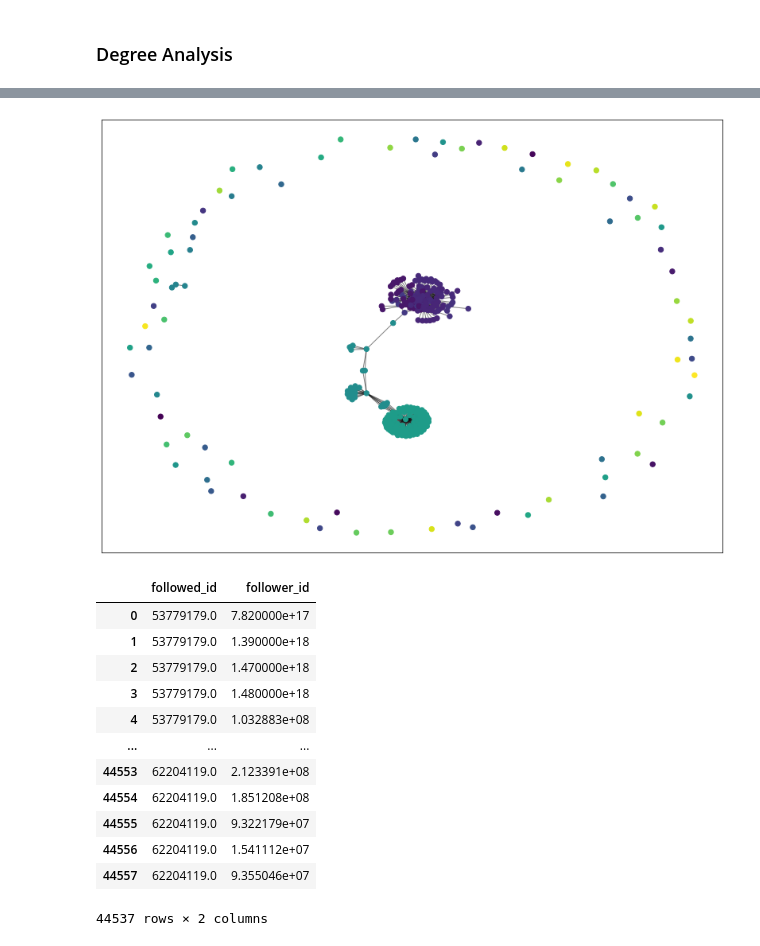
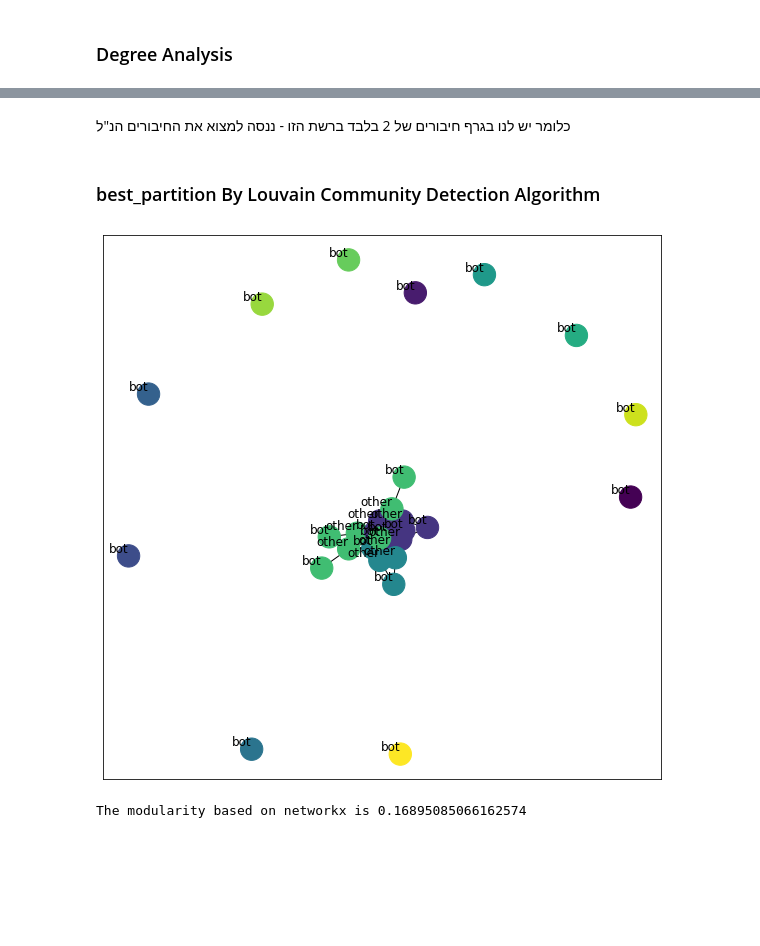
Before and after one commit to orlysk/TwitterBotsProject, a Jupyter notebook: networkX_graphs_twitter.ipynb, the cells around one changed output, grey strips where cells are left out. Saved outputs shown, nothing was run; the diff lists cells and outputs as text; code cells hidden in the pictures; blank space fills up the shorter version.

Commit message:
finish networkX graph analysis

```diff
--- a/networkX_graphs_twitter.ipynb
+++ b/networkX_graphs_twitter.ipynb
@@ -447,10 +473,0 @@ it's take a lot of time to run only one graph , so we will decrise it only from
-# %%
-from matplotlib.pylab import rcParams
-# https://stackoverflow.com/questions/60919360/make-networkx-plot-look-nice
-rcParams['figure.figsize'] = 14, 10
-pos = nx.spring_layout(G, scale=20, k=3/np.sqrt(G.order()))
-d = dict(G.degree)
-nx.draw(G, pos, node_color='lightblue',
-        with_labels=True,
-        nodelist=d,
-        node_size=[d[k]*300 for k in d])
@@ -500 +507,10 @@ WARNING: You are using pip version 21.3.1; however, version 22.1.1 is available.
 You should consider upgrading via the 'C:\Dev_projects\TwitterBotsProject\venv\Scripts\python.exe -m pip install --upgrade pip' command.
+# %%
+only_bots = df_all_rows.loc[df_all_rows['account_type']=='bot']
+labels = list(only_bots[''])
+G_only_bots = nx.from_pandas_edgelist(only_bots, source='id', target='follower_id')
+print("Number of nodes: ", nx.number_of_nodes(G_only_bots)) # size of nodes in graph
+print("number_connected_component: ", nx.number_connected_components(G_only_bots))
+G2 = G_only_bots
+low_degree_bots_only = [n for n, d in G_only_bots.degree() if d < 5]
+G2.remove_nodes_from(low_degree_bots_only)
@@ -501,49 +535,33 @@ You should consider upgrading via the 'C:\Dev_projects\TwitterBotsProject\venv\S
+# %% [markdown]
+כלומר יש לנו בגרף חיבורים של 2 בלבד ברשת הזו - ננסה למצוא את החיבורים הנ"ל
+# %% [markdown]
+### best_partition By Louvain Community Detection Algorithm
 # %%
+# https://towardsdatascience.com/louvains-algorithm-for-community-detection-in-python-95ff7f675306
+# Find the best partition of a graph using the Louvain Community Detection Algorithm
+# Louvain Community Detection Algorithm is a simple method to extract the community structure of a network.
+# This is a heuristic method based on modularity optimization
 from community import community_louvain
 import matplotlib.cm as cm
 
-# # Relabel nodes
-# G = nx.relabel_nodes(G, {i: f"node_{i}" for i in G.nodes})
-
-# # Compute partition
-# partition = community.best_partition(G)
-
-# # Get a set of the communities
-# communities = set(partition.values())
-
-# # Create a dictionary mapping community number to nodes within that community
-# communities_dict = {c: [k for k, v in partition.items() if v == c] for c in communities}
-
-# # Filter that dictionary to map community to the node of highest degree within the community
-# highest_degree = {k: max(v, key=lambda x: G.degree(x)) for k, v in communities_dict.items()}
-
-
+plt.figure(figsize=(10, 10))
 #first compute the best partition
-partition = community_louvain.best_partition(G)
+partition = community_louvain.best_partition(G2)
+bots_partition_nodes = {x:('bot' if x in bot_node_only_list else 'other') for (x, v) in partition.items()}
 
 # draw the graph
-pos = nx.spring_layout(G)
+pos = nx.spring_layout(G2)
 # color the nodes according to their partition
 cmap = cm.get_cmap('viridis', max(partition.values()) + 1)
-nx.draw_networkx_nodes(G, pos, partition.keys(), node_size=40,
+nx.draw_networkx_labels(G2, pos, labels=bots_partition_nodes, horizontalalignment='right',verticalalignment='bottom')
+nx.draw_networkx_nodes(G2, pos, partition.keys(), node_size=500,
                        cmap=cmap, node_color=list(partition.values()))
-nx.draw_networkx_edges(G, pos, alpha=0.5)
+
+nx.draw_networkx_edges(G2, pos)
 plt.show()
+
+modularity2 = community_louvain.modularity(partition, G2)
+print("The modularity based on networkx is {}".format(modularity2))
 # %% [output]
-[figure, old version]
+[figure, new version]
+The modularity based on networkx is 0.16895085066162574
-# %%
-users_following_data_withoutnone
-# %% [output]
-|  | followed_id | follower_id |
-| 0 | 53779179.0 | 7.820000e+17 |
-| 1 | 53779179.0 | 1.390000e+18 |
-| 2 | 53779179.0 | 1.470000e+18 |
-| 3 | 53779179.0 | 1.480000e+18 |
-| 4 | 53779179.0 | 1.032883e+08 |
-| ... | ... | ... |
-| 44553 | 62204119.0 | 2.123391e+08 |
-| 44554 | 62204119.0 | 1.851208e+08 |
-| 44555 | 62204119.0 | 9.322179e+07 |
-| 44556 | 62204119.0 | 1.541112e+07 |
-| 44557 | 62204119.0 | 9.355046e+07 |
-44537 rows × 2 columns
```
Also changed, not shown: parts of 21 cells of this notebook, 3 other files.
